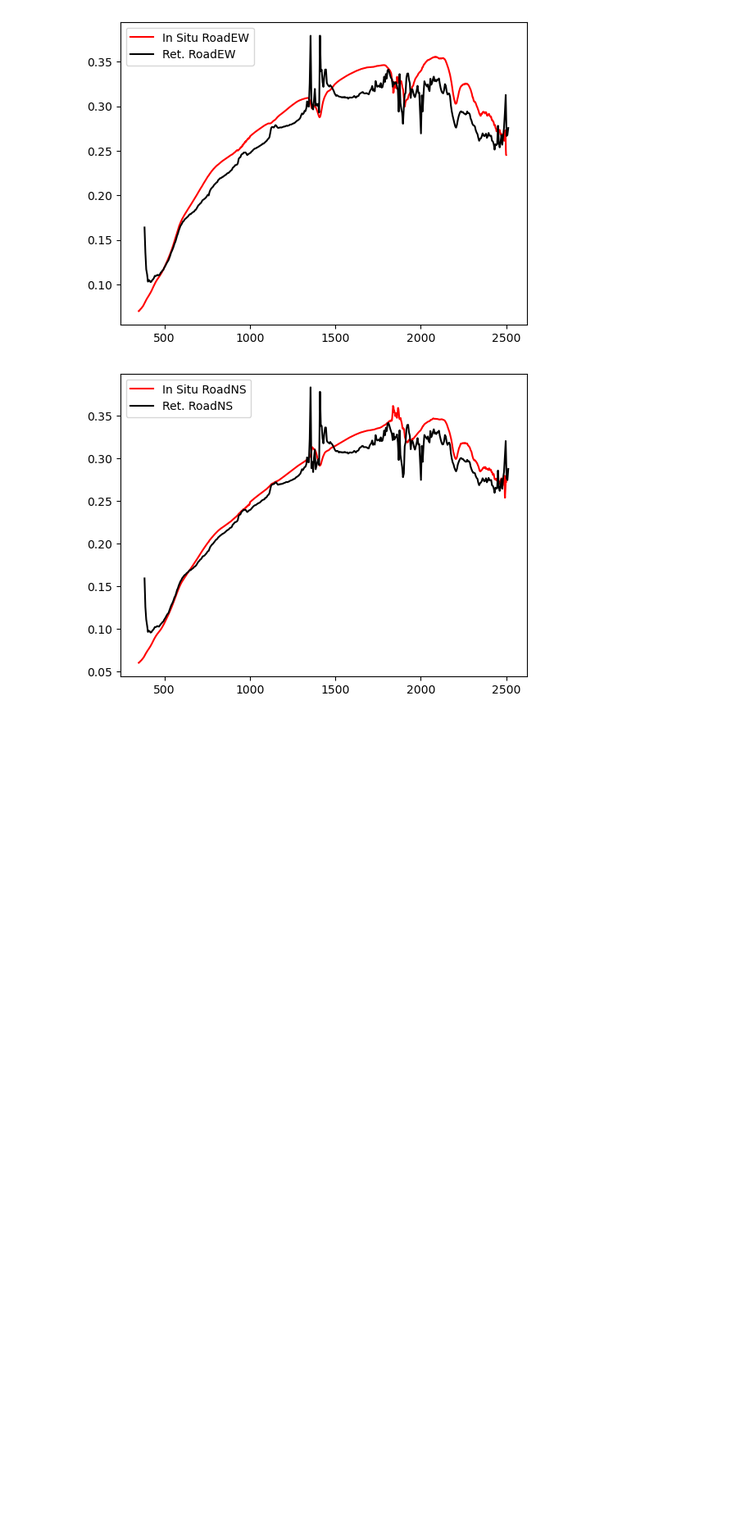
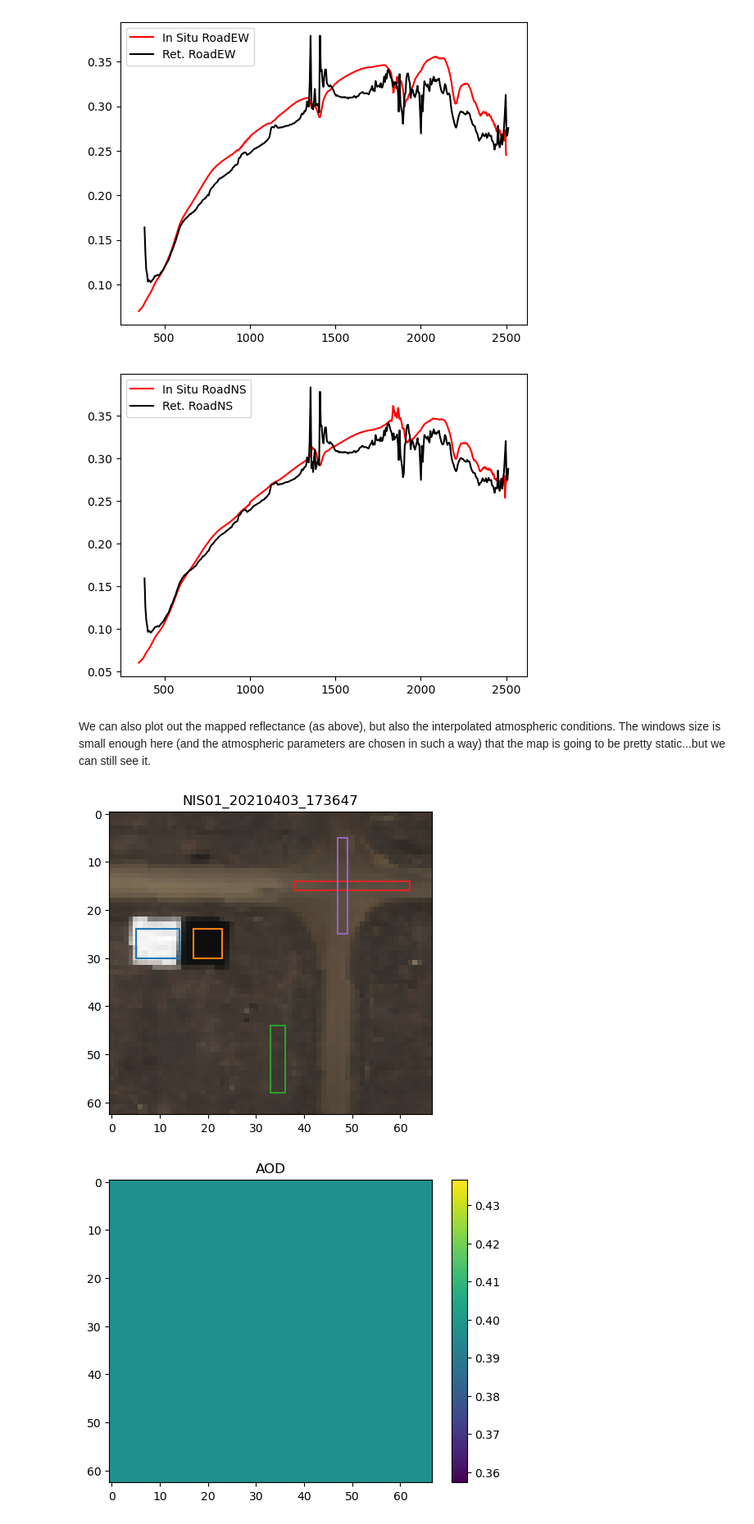
Before and after one commit to isofit/isofit-tutorials, a Jupyter notebook: isotuts/NEON/neon.ipynb, the cells around one changed output. Shown: that part at 82% size. Drawn from its saved outputs; the diff is of its cells as text; code cells hidden in the pictures; blank space fills up the shorter version.

```diff
--- a/isotuts/NEON/neon.ipynb
+++ b/isotuts/NEON/neon.ipynb
@@ -260,3 +260,40 @@ for _key, key in enumerate(report.keys()):
 [figure]
 [figure]
 [figure]
+# %% [markdown]
+We can also plot out the mapped reflectance (as above), but also the interpolated atmospheric conditions.  The windows size is small enough here (and the atmospheric parameters are chosen in such a way) that the map is going to be pretty static...but we can still see it.
+# %%
+for _key, key in enumerate(report.keys()):
+  if _key < 1:
+
+    rfl_ds = envi.open(os.path.join(output, f'NIS01_20210403_{key}','output',f'NIS01_20210403_{key}_rfl.hdr'))
+    rfl_rgb = rfl_ds.open_memmap(interleave='bip')[:,:,np.array([60,40,30])].copy()
+    wl = np.array([float(x) for x in rfl_ds.metadata['wavelength']])
+
+    miny = np.min([np.min([i[0],i[1]]) for k,i in report[key].items()])-5
+    maxy = np.max([np.max([i[0],i[1]]) for k,i in report[key].items()])+5
+    minx = np.min([np.min([i[2],i[3]]) for k,i in report[key].items()])-5
+    maxx = np.max([np.max([i[2],i[3]]) for k,i in report[key].items()])+5
+
+    plt.figure()
+    plt.imshow(rfl_rgb / np.max(rfl_rgb,axis=(0,1)))
+    plt.title(f'NIS01_20210403_{key}')
+    for k,i in report[key].items():
+        plt.plot([i[2]-minx,i[3]-minx,i[3]-minx,i[2]-minx,i[2]-minx],[i[0]-miny,i[0]-miny,i[1]-miny,i[1]-miny,i[0]-miny],label=k)
+
+    plt.figure()
+    atm_ds = envi.open(os.path.join(output, f'NIS01_20210403_{key}','output',f'NIS01_20210403_{key}_atm_interp.hdr'))
+    atm = atm_ds.open_memmap(interleave='bip').copy()
+    plt.imshow(atm[...,0])
+    plt.title('AOD')
+    plt.colorbar()
+
+    plt.figure()
+    plt.imshow(atm[...,1])
+    plt.title('Water Vapor')
+    plt.colorbar()
+
+    plt.imshow
+# %% [output]
+[figure, added]
+[figure, added]
```
Also changed, not shown: parts of 3 cells of this notebook.
